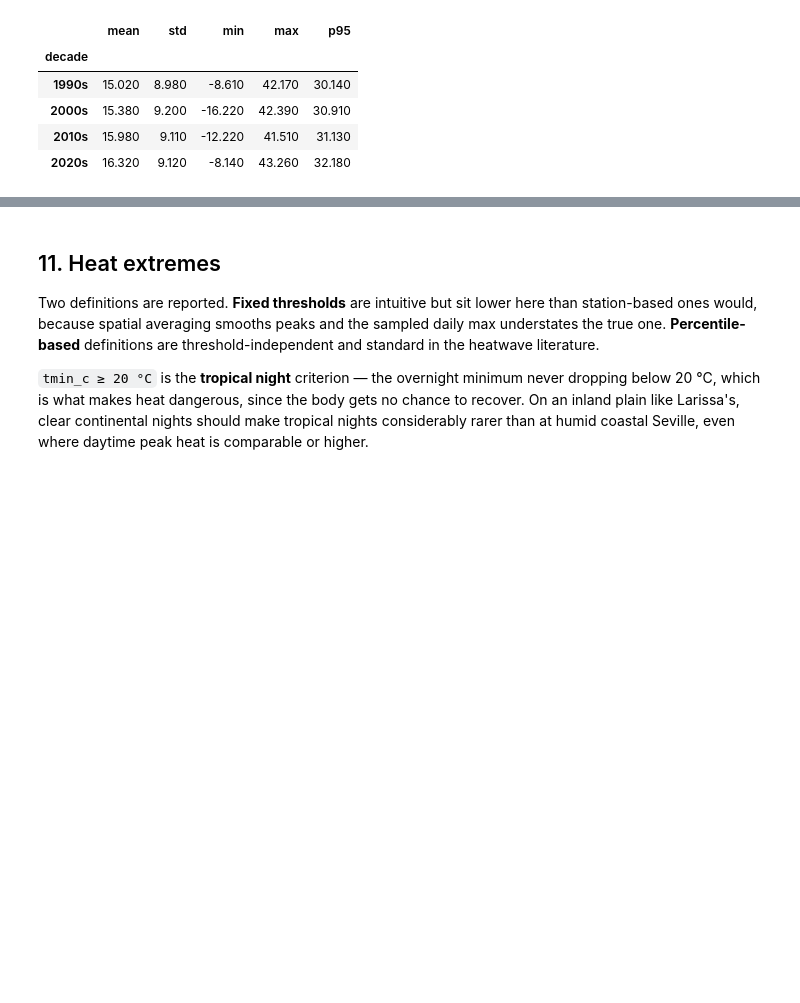
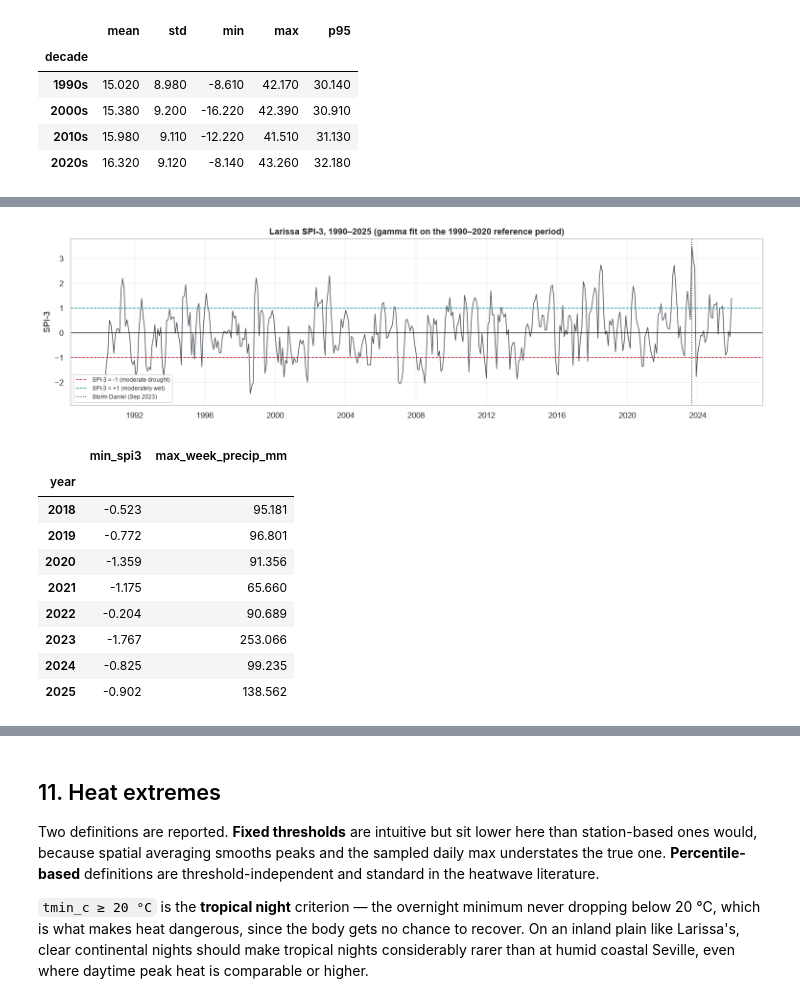
Before and after one commit to kazaraba/SECS_capstone_project, a Jupyter notebook: larissa_era5_eda.ipynb, the cells around one changed output, grey strips where cells are left out. Cells and saved outputs as stored; diff of their text form; code cells hidden in the pictures; blank space fills up the shorter version.

```diff
--- a/larissa_era5_eda.ipynb
+++ b/larissa_era5_eda.ipynb
@@ -218,7 +218,7 @@ pd.set_option("display.float_format", lambda v: f"{v:,.3f}")
 
 DATA_DIR = Path("data")
 CSV = DATA_DIR / "larissa_era5_combined_1990_2025.csv"
-OUT = Path("eda_outputs_larissa")
+OUT = Path("eda_results/eda_outputs_larissa")
 OUT.mkdir(exist_ok=True)
 
 MONTHS = ["Jan","Feb","Mar","Apr","May","Jun","Jul","Aug","Sep","Oct","Nov","Dec"]
@@ -1168,0 +1189,30 @@ Note: the '2020s' group holds 6 years so far, not a full decade — read it with
+# %%
+spi_monthly = pd.read_csv(OUT / "larissa_spi3_monthly.csv", parse_dates=["valid_time"])
+volatility = pd.read_csv(OUT / "larissa_volatility_annual.csv", index_col=0).rename_axis("year")
+
+fig, ax = plt.subplots(figsize=(14, 4))
+ax.plot(spi_monthly["valid_time"], spi_monthly["spi3"], color="#495057", linewidth=1)
+ax.axhline(0, color="black", linewidth=0.8)
+ax.axhline(-1, color="#c1121f", linestyle="--", linewidth=1, label="SPI-3 = -1 (moderate drought)")
+ax.axhline(1, color="#0a9396", linestyle="--", linewidth=1, label="SPI-3 = +1 (moderately wet)")
+ax.axvline(pd.Timestamp("2023-09-01"), color="#1d3557", linestyle=":", linewidth=1.2,
+           label="Storm Daniel (Sep 2023)")
+ax.set_title("Larissa SPI-3, 1990–2025 (gamma fit on the 1990–2020 reference period)")
+ax.set_ylabel("SPI-3")
+ax.legend(fontsize=8, loc="lower left")
+plt.tight_layout()
+plt.show()
+
+volatility.tail(8)
+# %% [output]
+[figure, added]
+|  | min_spi3 | max_week_precip_mm |
+| year |  |  |
+| 2018 | -0.523 | 95.181 |
+| 2019 | -0.772 | 96.801 |
+| 2020 | -1.359 | 91.356 |
+| 2021 | -1.175 | 65.660 |
+| 2022 | -0.204 | 90.689 |
+| 2023 | -1.767 | 253.066 |
+| 2024 | -0.825 | 99.235 |
+| 2025 | -0.902 | 138.562 |
```
Also changed, not shown: parts of 7 cells of this notebook, 6 other files.
